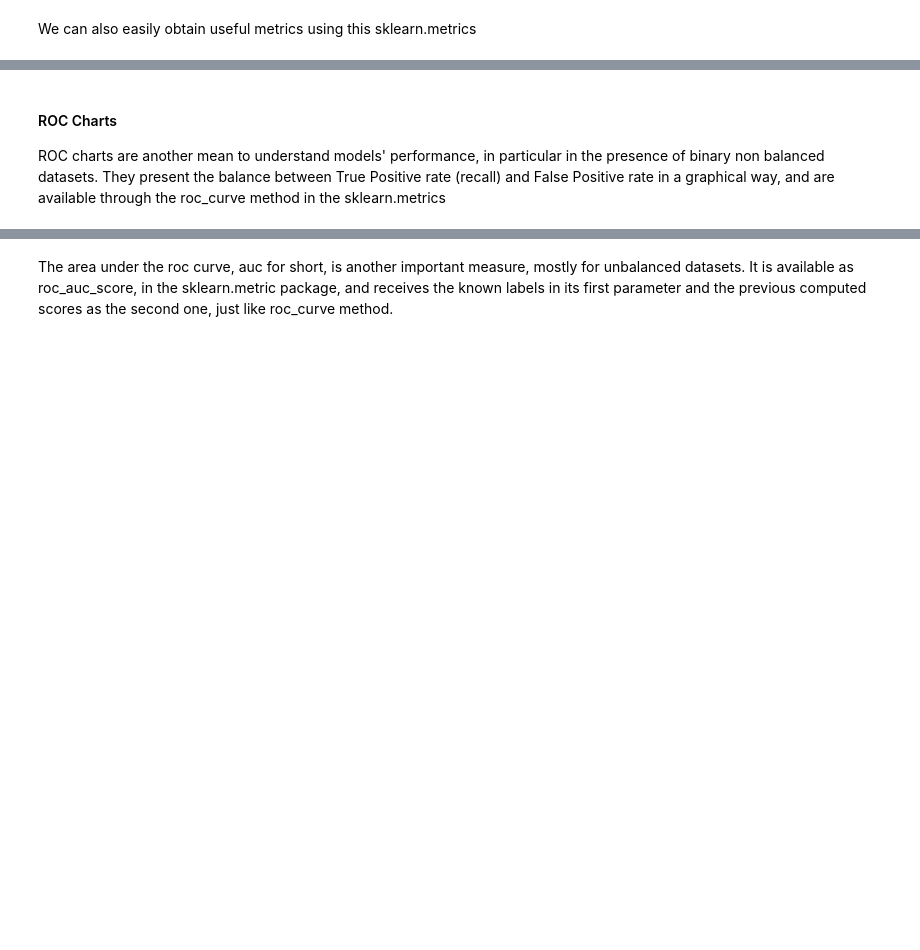
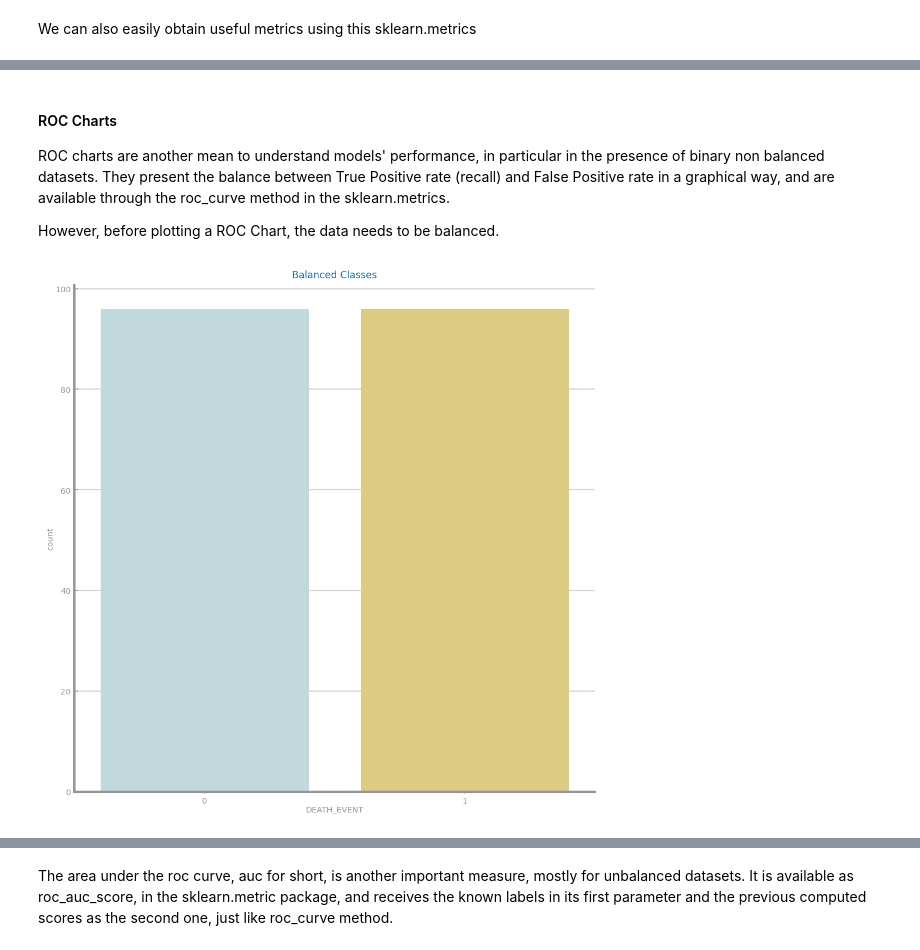
Before and after one commit to HerouFenix/cdados-project, a Jupyter notebook: Classification/TrainingModels.ipynb, the cells around one changed output, grey strips where cells are left out. Drawn from its saved outputs; the diff is of its cells as text; code cells hidden in the pictures; blank space fills up the shorter version.

```diff
--- a/Classification/TrainingModels.ipynb
+++ b/Classification/TrainingModels.ipynb
@@ -142,6 +161,34 @@ Balanced Accuracy Score: 0.7266817410966648
 # %% [markdown]
 #### ROC Charts
-ROC charts are another mean to understand models' performance, in particular in the presence of binary non balanced datasets. They present the balance between True Positive rate (recall) and False Positive rate in a graphical way, and are available through the roc_curve method in the sklearn.metrics
+ROC charts are another mean to understand models' performance, in particular in the presence of binary non balanced datasets. They present the balance between True Positive rate (recall) and False Positive rate in a graphical way, and are available through the roc_curve method in the sklearn.metrics.
+
+However, before plotting a ROC Chart, the data needs to be balanced.
+# %%
+import seaborn as sns
+
+# Balancing the data through Undersampling
+df: pd.DataFrame = pd.read_csv('../datasets/heart_failure_clinical_records_dataset.csv')
+
+# Shuffle the Dataset.
+shuffled_df = df.sample(frac=1,random_state=4)
+
+# Put all the positive class instances in a separate dataset.
+positive_records = shuffled_df.loc[shuffled_df[target] == 1]
+
+#Randomly select the same number of positive records as negative states
+n_positives = len(df[df[target] == positive])
+negative_records = shuffled_df.loc[shuffled_df[target] == 0].sample(n=n_positives,random_state=42)
+
+# Concatenate both dataframes again
+undersampled_df = pd.concat([positive_records, negative_records])
+
+#plot the dataset after the undersampling
+plt.figure(figsize=(8, 8))
+sns.countplot('DEATH_EVENT', data=undersampled_df)
+plt.title('Balanced Classes')
+plt.show()
+# %% [output]
+[figure, added]
 # %%
 def plot_roc_chart(models: dict, tstX: np.ndarray, tstY: np.ndarray, ax: plt.Axes = None, target: str = 'class'):
     if ax is None:
```
Also changed, not shown: parts of 15 cells of this notebook.
